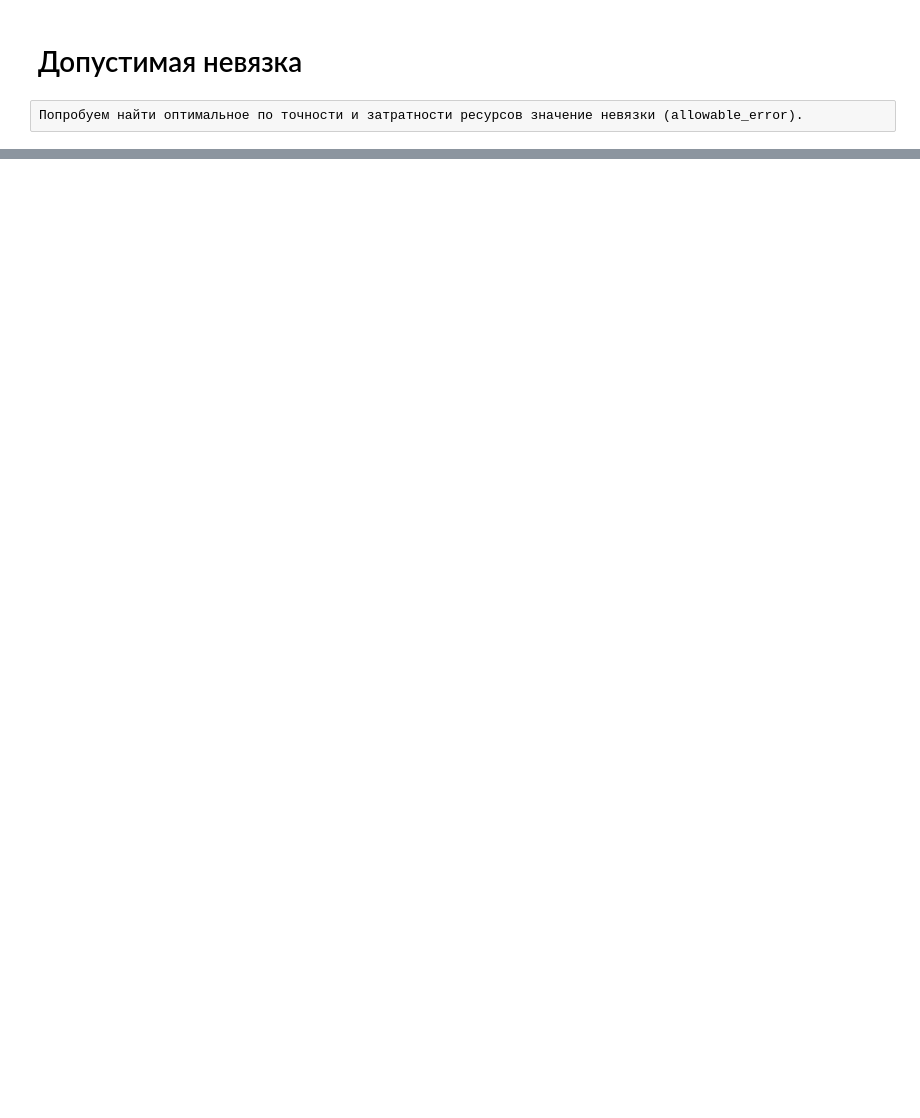
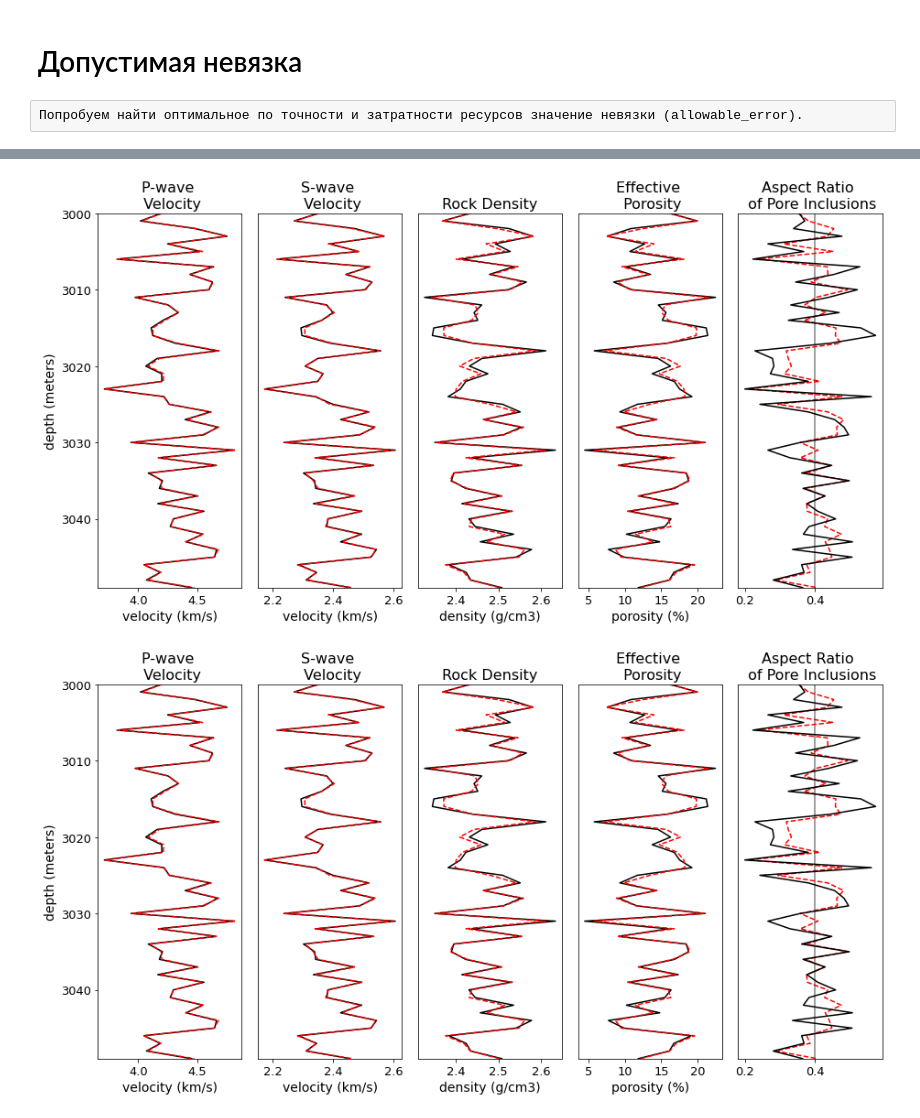
Before and after one commit to vdvorian/quarzWell, a Jupyter notebook: quarz_well_v2_EXPERIMENTS.ipynb, the cells around one changed output, grey strips where cells are left out. Drawn from its saved outputs; the diff is of its cells as text; code cells hidden in the pictures; blank space fills up the shorter version.

```diff
--- a/quarz_well_v2_EXPERIMENTS.ipynb
+++ b/quarz_well_v2_EXPERIMENTS.ipynb
@@ -55,8 +55,9 @@ for _ in range(1):
     al_error_05.append(do_inverse_problem(true_well_vp, true_well_vs, true_well_rho, sample_number, allowable_error,
                         por_loc, por_scale, aspect_loc, aspect_scale))
 # %%
+# расчет невязки между исходными и инвертированными значениями пористости
 def get_loss(ideal_list, non_ideal_list):
-    ideal = np.array(ideal_list)
+    #ideal = np.array(ideal_list)
     non_ideal = np.array(non_ideal_list)
 
-    return np.sum((ideal - non_ideal)**2)/len(ideal_list)
+    return np.sum((ideal_list - non_ideal)**2)/len(ideal_list)
@@ -62,0 +100,11 @@ def get_loss(ideal_list, non_ideal_list):
+# %%
+al_error_average_time = []
+al_error_median_loss = []
+al_error_median_loss_not_rounded = []
+
+for i in range(len(al_error_time_ALL)):
+    al_error_average_time.append(str(round(sum(al_error_time_ALL[i])/len(al_error_time_ALL[i]), 2)))
+
+    al_error_loss = np.array(al_error_loss_ALL)
+    al_error_median_loss.append(str(round(np.median(al_error_loss_ALL[i]), 2)))
+    al_error_median_loss_not_rounded.append(np.median(al_error_loss_ALL[i]))
@@ -62,0 +182,17 @@ def get_loss(ideal_list, non_ideal_list):
+# %%
+# из всей выборки выберем массивы пористости, по которым будем строить графики
+al_error_por_for_plot = []
+
+for i in range(len(al_error_median_loss_not_rounded)):
+    index = al_error_loss_ALL[i].index(al_error_median_loss_not_rounded[i])
+    al_error_por_for_plot.append(al_error_ALL[i][index])
+# %%
+for i in range(len(al_error_por_for_plot)):
+
+    inverse_vp_list, inverse_vs_list, inverse_rho_list = get_velocities_in_well(al_error_por_for_plot[i][0], al_error_por_for_plot[i][1])
+
+    draw_IP(depth, true_well_vp, true_well_vs, true_well_rho, quarz_list, porosity_list, aspect_ratio_list, true_asp_loc,
+            al_error_por_for_plot[i][0], al_error_por_for_plot[i][1], inverse_vp_list, inverse_vs_list, inverse_rho_list)
+# %% [output]
+[figure, added]
+[figure, added]
```
Also changed, not shown: parts of 12 cells of this notebook.
